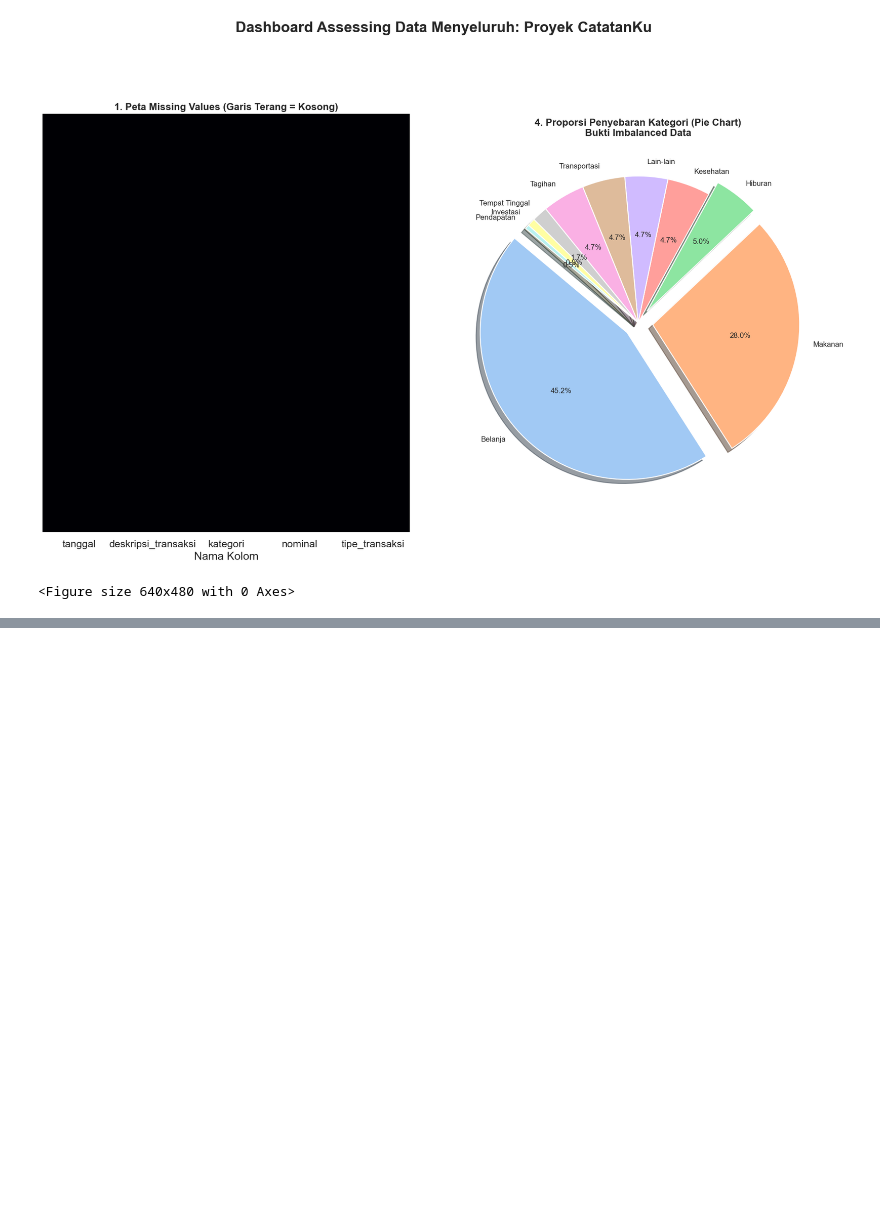
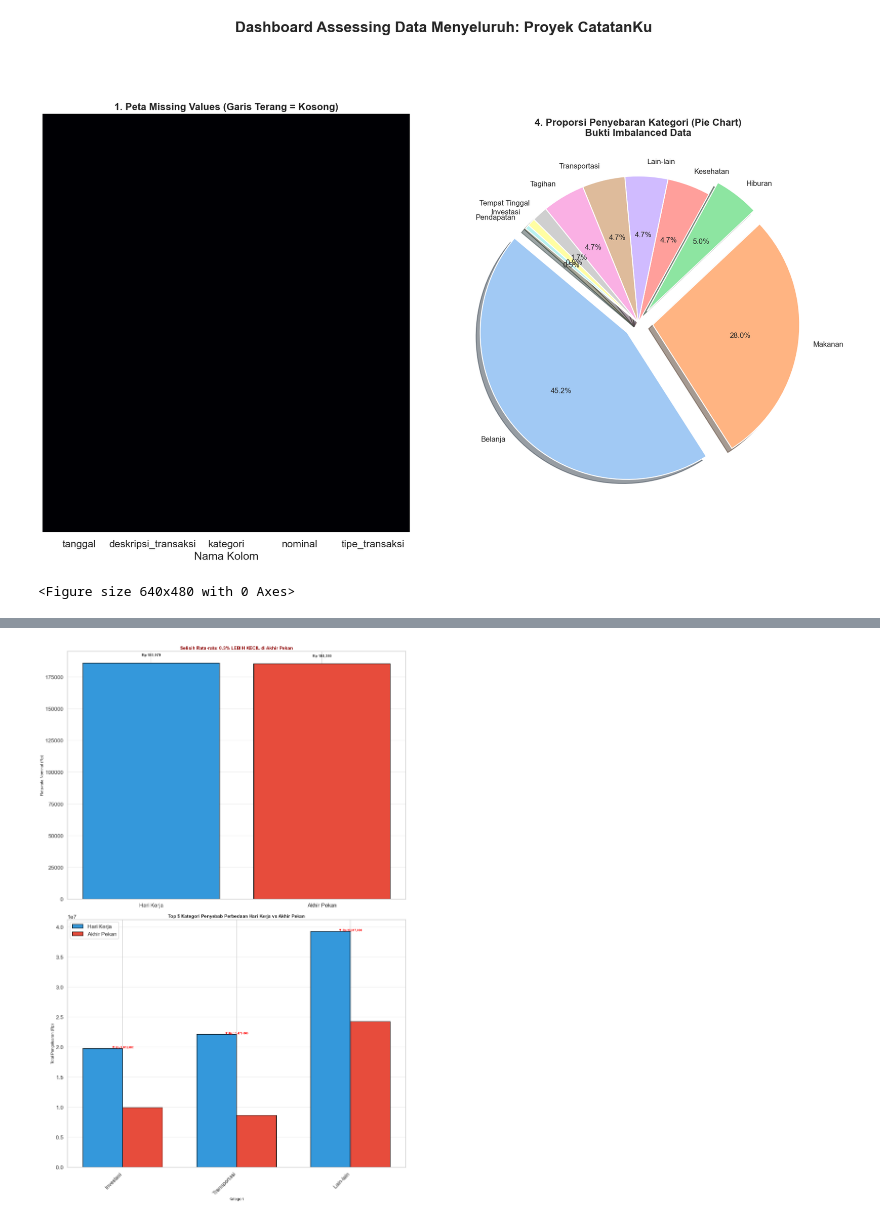
Before and after one commit to Capstone-Catatanku/Data-Science, a Jupyter notebook: Progress1.ipynb, the cells around one changed output, grey strips where cells are left out. Drawn from its saved outputs; the diff is of its cells as text; code cells hidden in the pictures; blank space fills up the shorter version.

```diff
--- a/Progress1.ipynb
+++ b/Progress1.ipynb
@@ -595,0 +949,56 @@ df_selected.to_csv("Data-clean.csv", index=False)
+# %%
+
+fig = plt.figure(figsize=(16, 24))
+
+#Bar chart
+ax2 = fig.add_subplot(2, 1, 1)
+
+categories = ['Hari Kerja', 'Akhir Pekan']
+values = [mean_per_hari.get('Hari Kerja', 0), mean_per_hari.get('Akhir Pekan', 0)]
+colors_bar = ['#3498db', '#e74c3c']
+
+bars = ax2.bar(categories, values, color=colors_bar, edgecolor='black', linewidth=1.5)
+
+for bar, val in zip(bars, values):
+    ax2.text(bar.get_x() + bar.get_width()/2, bar.get_height() + 5000,
+             f'Rp {val:,.0f}', ha='center', va='bottom', fontsize=11, fontweight='bold')
+
+ax2.set_title(f'Selisih Rata-rata: {persen_selisih:.1f}% {"LEBIH BESAR" if selisih > 0 else "LEBIH KECIL"} di Akhir Pekan',
+              fontsize=14, fontweight='bold', color='darkgreen' if selisih > 0 else 'darkred')
+ax2.set_ylabel('Rata-rata Nominal (Rp)', fontsize=12)
+ax2.grid(axis='y', alpha=0.3)
+
+# Stacked Bar
+ax3 = fig.add_subplot(2, 1, 2)
+
+top5_kategori = top_penyebab.head(5)
+top5_names = top5_kategori.index.tolist()
+
+hari_kerja_vals = [top5_kategori.loc[cat, 'Hari Kerja'] for cat in top5_names]
+akhir_pekan_vals = [top5_kategori.loc[cat, 'Akhir Pekan'] for cat in top5_names]
+
+x = range(len(top5_names))
+width = 0.35
+
+bars1 = ax3.bar([i - width/2 for i in x], hari_kerja_vals, width, label='Hari Kerja', color='#3498db', edgecolor='black')
+bars2 = ax3.bar([i + width/2 for i in x], akhir_pekan_vals, width, label='Akhir Pekan', color='#e74c3c', edgecolor='black')
+
+for i, cat in enumerate(top5_names):
+    selisih_cat = top5_kategori.loc[cat, 'selisih']
+    tanda = '▲' if selisih_cat > 0 else '▼'
+    warna = 'green' if selisih_cat > 0 else 'red'
+    ax3.text(i, max(hari_kerja_vals[i], akhir_pekan_vals[i]) + 50000,
+             f'{tanda} Rp {abs(selisih_cat):,.0f}',
+             ha='center', fontsize=9, color=warna, fontweight='bold')
+
+ax3.set_title('Top 5 Kategori Penyebab Perbedaan Hari Kerja vs Akhir Pekan', fontsize=14, fontweight='bold')
+ax3.set_xlabel('Kategori', fontsize=12)
+ax3.set_ylabel('Total Pengeluaran (Rp)', fontsize=12)
+ax3.set_xticks(x)
+ax3.set_xticklabels(top5_names, rotation=45, ha='right')
+ax3.legend()
+ax3.grid(axis='y', alpha=0.3)
+plt.tight_layout()
+plt.show()
+# %% [output]
+[figure, added]
```
Also changed, not shown: parts of 36 cells of this notebook, 2 other files.
